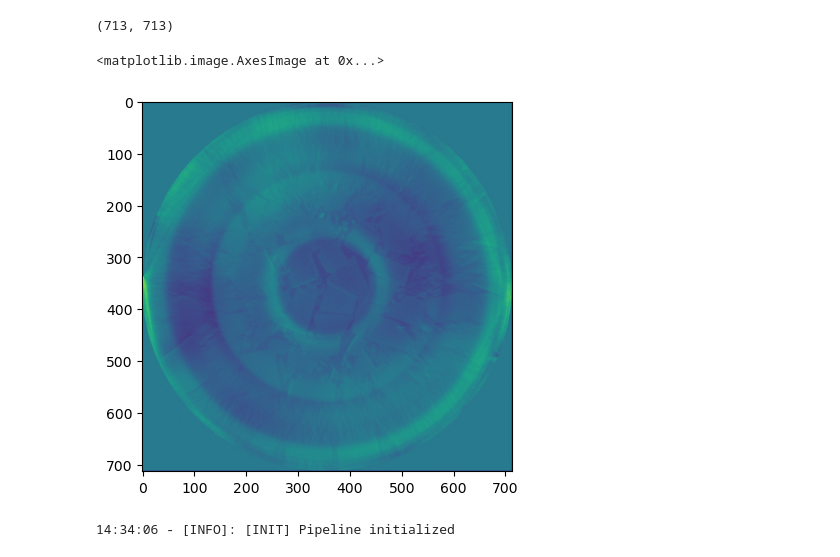
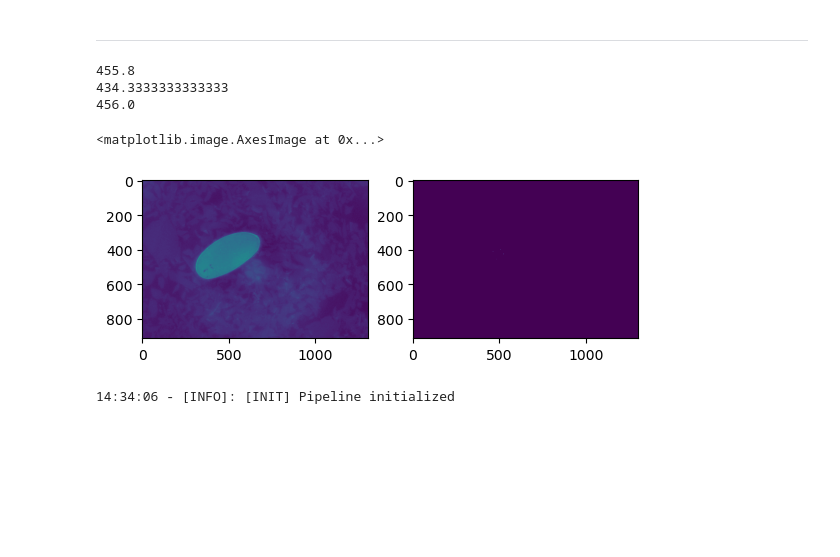
Before and after one commit to Noe-Edouard/Loria-Stage, a Jupyter notebook: sandbox.ipynb, the cells around one changed output. Saved outputs shown, nothing was run; the diff lists cells and outputs as text; code cells hidden in the pictures; blank space fills up the shorter version.

```diff
--- a/sandbox.ipynb
+++ b/sandbox.ipynb
@@ -1,18 +140,32 @@
+# %% [markdown]
+---
+# %%
+shape_ = (2279, 1303, 912)
+print(shape_[0]/5)
+print(shape_[1]/3)
+print(shape_[2]/2)
+# %% [output]
+455.8
+434.3333333333333
+456.0
 # %%
 from core.io.loader import Loader
+import os
+from pathlib import Path
 
-loader = Loader("raw")
 
-data = loader.load_data('test.jp2')
+loader = Loader("3d")
+
+image = loader.load_data('data/3d/')
-# %%
-print(data.shape)
-
-import matplotlib.pyplot as plt
-plt.imshow(data)
-# %% [output]
-(713, 713)
-<matplotlib.image.AxesImage at 0x...>
-[figure, removed]
+# %%
+import matplotlib.pyplot as plt
+plt.subplot(1, 2, 1)
+plt.imshow(image)
+plt.subplot(1, 2, 2)
+plt.imshow(label)
+# %% [output]
+<matplotlib.image.AxesImage at 0x...>
+[figure, added]
 # %%
 from core.pipeline.pipeline import Pipeline
 from core.config.builder import ConfigBuilder
```
Also changed, not shown: parts of 17 cells of this notebook, 58 other files.
